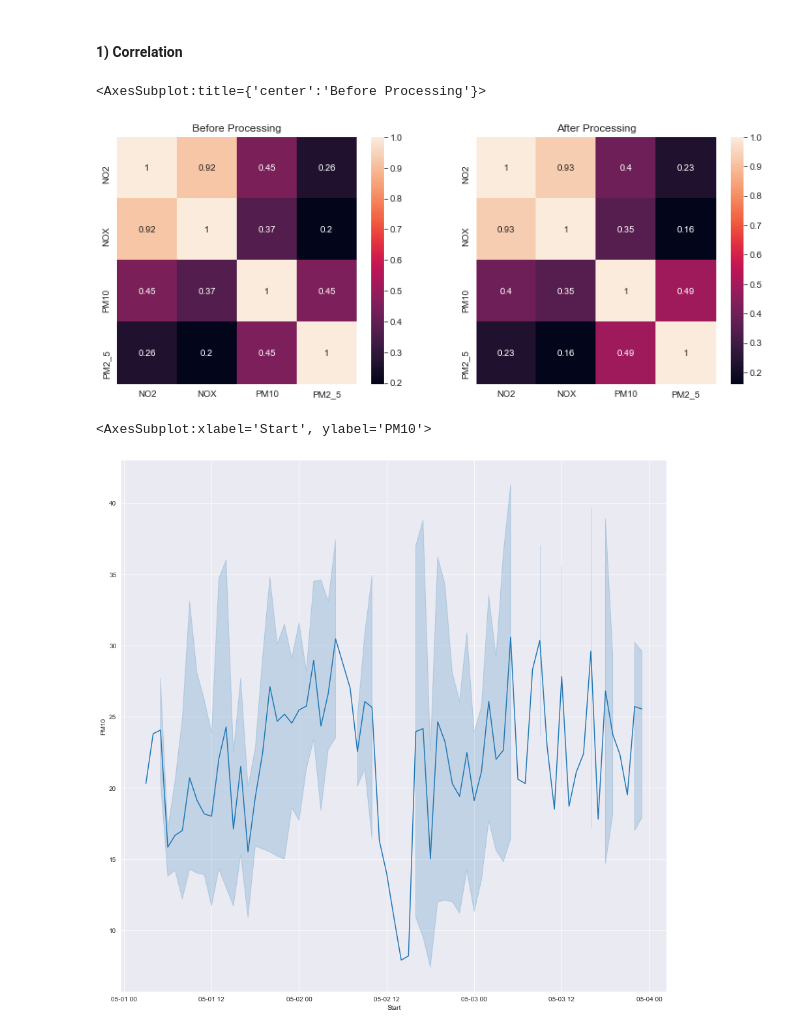
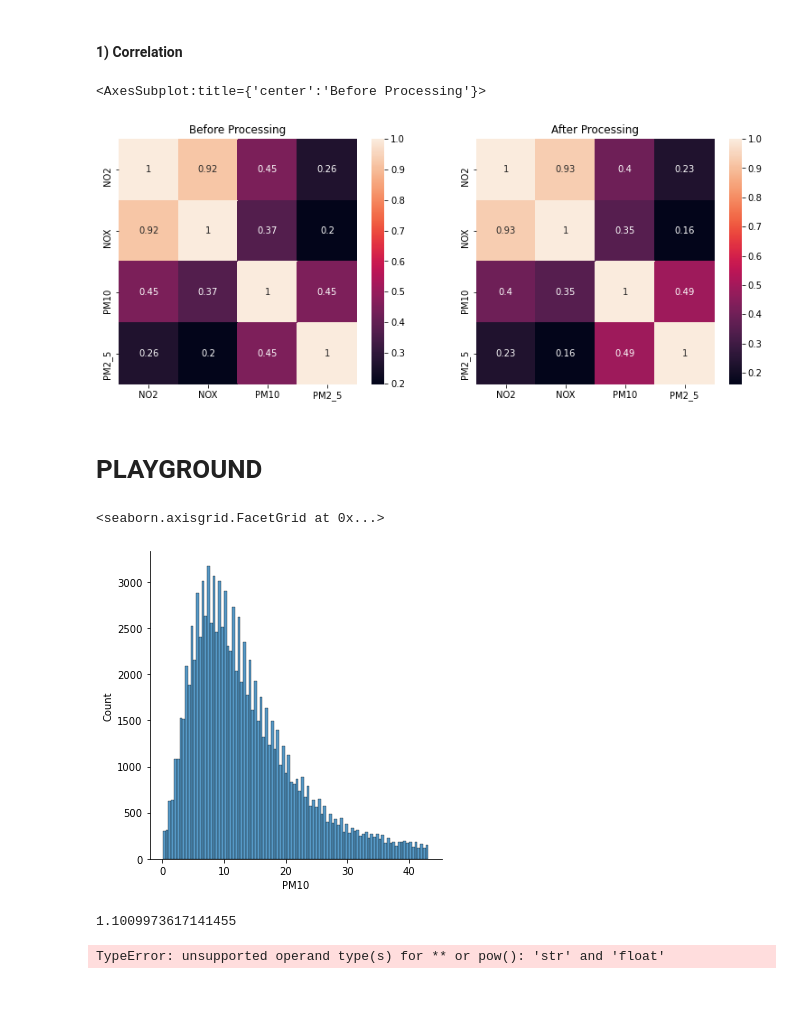
Before and after one commit to jadali17/Air-Quality-Prediction, a Jupyter notebook: feature-selection-no2-nox-pm2.5-pm10.ipynb, the cells around one changed output. Saved outputs shown, nothing was run; the diff lists cells and outputs as text; code cells hidden in the pictures; blank space fills up the shorter version.

Commit message:
Experimenting with transformations of data

```diff
--- a/feature-selection-no2-nox-pm2.5-pm10.ipynb
+++ b/feature-selection-no2-nox-pm2.5-pm10.ipynb
@@ -91,7 +91,7 @@ Q1 = processedAQD.quantile(0.25)
 Q3=  processedAQD.quantile(0.75)
 IQR= Q3-Q1
 print(IQR)
-processedAQD = processedAQD[~((processedAQD < (Q1 - 1.5 * IQR)) |(processedAQD > (Q3 + 1.5 * IQR))).any(axis=1)
+processedAQD = processedAQD[~((processedAQD < (Q1 - 1.5 * IQR)) |(processedAQD > (Q3 + 1.5 * IQR))).any(axis=1)]
 # %% [output]
 NO2      26.8
 NOX      52.9
@@ -119,11 +119,22 @@ sns.heatmap(processedAQD.corr(), annot=True,ax= ax[1])
 sns.heatmap(airQualityData[['NO2','NOX','PM10','PM2_5']].corr(), annot=True,ax= ax[0])
 # %% [output]
 <AxesSubplot:title={'center':'Before Processing'}>
-[figure, old version]
+[figure, new version]
-# %%
-subsetData2 = processedAQD[(processedAQD['Start'] >"2016-05-01 00:00:00") & (processedAQD['Start'] < "2016-05-04 00:00:00")]
-fig , ax =  plt.subplots(figsize=(15,15))
-sns.lineplot(data=subsetData2,x="Start",y="PM10",ax=ax)
-# %% [output]
-<AxesSubplot:xlabel='Start', ylabel='PM10'>
-[figure, removed]
+# %% [markdown]
+# PLAYGROUND
+# %%
+sns.displot(processedAQD, x="PM10")
+# %% [output]
+<seaborn.axisgrid.FacetGrid at 0x...>
+[figure, added]
+# %%
+processedAQD['PM10'].skew()
+# %% [output]
+1.1009973617141455
+# %%
+sqr_dist=airQualityData
+sqr_dist=sqr_dist.drop()
+sqr_dist=sqr_dist.set_index('Start')
+sqr_dist=sqr_dist**(.5)
+# %% [output]
+TypeError: unsupported operand type(s) for ** or pow(): 'str' and 'float'
```
Also changed, not shown: parts of 5 cells of this notebook.
